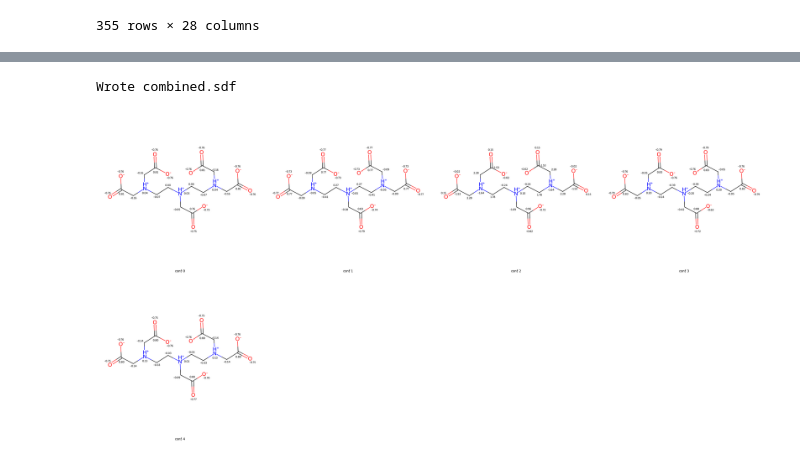
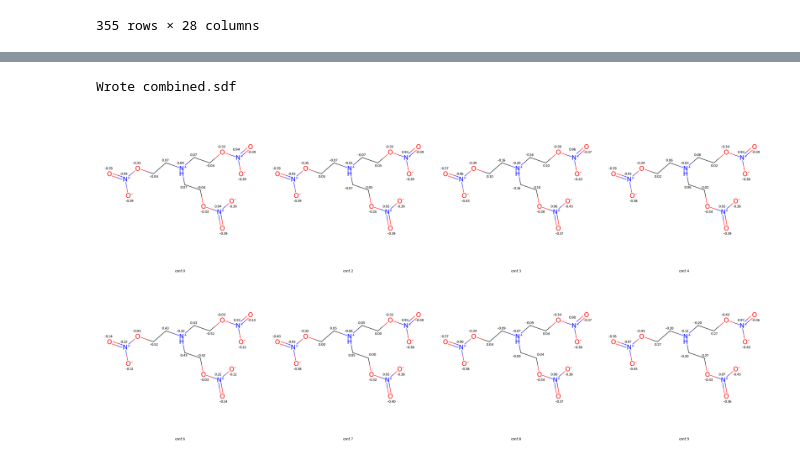
Before and after one commit to bismuthadams1/charge_paper, a Jupyter notebook: conformer_test/explore_parquet.ipynb, the cells around one changed output, grey strips where cells are left out. Cells and saved outputs as stored; diff of their text form; code cells hidden in the pictures.

Commit message:
updated figure based on Failure

```diff
--- a/conformer_test/explore_parquet.ipynb
+++ b/conformer_test/explore_parquet.ipynb
@@ -56,2 +110,2 @@ df
 # %%
-df.columns
+df = filtered_df
@@ -500,14 +355,8 @@ from rdkit import Chem
 from rdkit.Chem import AllChem, Draw, rdmolfiles
 from rdkit.Geometry import Point3D
 
-# -----------------------------------------------------------------------------
-# Settings
-# -----------------------------------------------------------------------------
-separate_sdf = False    # True → one file per conformer, False → single combined.sdf
+separate_sdf = False
 
-# -----------------------------------------------------------------------------
-# 1. Find the top-variation SMILES
-# -----------------------------------------------------------------------------
 def mean_atom_std(lists_of_charges):
     mat = np.vstack(lists_of_charges)
     return mat.std(axis=0, ddof=1).mean()
@@ -517,9 +366,8 @@ variation = (
       .agg(lambda L: mean_atom_std(L))
       .reset_index(name='mean_atom_std')
 )
-top_smiles = variation.nlargest(1, 'mean_atom_std')['smiles'].iloc[0]
+top_smiles = variation.nlargest(50, 'mean_atom_std')['smiles'].iloc[0]
 
-# 2. Collect its conformers
 subdf = (
     df[df['smiles'] == top_smiles]
     .sort_values('conformer_no')
@@ -527,16 +375,12 @@ subdf = (
 )
 n_confs = subdf.shape[0]
 
-# 3. Prepare SDF writer if combined
 if not separate_sdf:
     combined_writer = rdmolfiles.SDWriter("combined.sdf")
 
-# 4. Loop, embed coords, label, write, and collect for drawing
 mols_for_drawing = []
 for row in subdf.itertuples(index=False):
-    # a) parse mapped SMILES
     mol = Chem.MolFromSmiles(row.molecule)
-    # b) clear old conformer and build new one from flat geometry
     mol.RemoveAllConformers()
     flat = np.array(row.geometry, dtype=float)
     coords = flat.reshape(-1, 3)
@@ -549,7 +393,6 @@ for row in subdf.itertuples(index=False):
         conf.SetAtomPosition(atom.GetIdx(), Point3D(x, y, z))
     mol.AddConformer(conf, assignId=True)
 
-    # c) label each atom
     for atom in mol.GetAtoms():
         m = atom.GetAtomMapNum()
         atom.SetAtomMapNum(0)  # clear map so it won’t render
@@ -560,38 +403,37 @@ for row in subdf.itertuples(index=False):
         else:
             atom.SetProp("atomNote", "")
 
-    # d) write SDF
     if separate_sdf:
         fname = f"{top_smiles}_conf{row.conformer_no}.sdf"
         w = rdmolfiles.SDWriter(fname)
         w.write(mol)
         w.close()
         print(f"Wrote {fname}")
     else:
         combined_writer.write(mol)
 
     # e) prepare 2D‐flattened copy for grid drawing
     mol2d = Chem.Mol(mol)               # deep copy, keeps atomNote props
     AllChem.Compute2DCoords(mol2d)
     mols_for_drawing.append(mol2d)
 
 # 5. finalize SDF writer
 if not separate_sdf:
     combined_writer.close()
     print("Wrote combined.sdf")
 
 # 6. display grid of all conformers
 img = Draw.MolsToGridImage(
     mols_for_drawing,
     molsPerRow=min(n_confs, 4),
     subImgSize=(800,800),
     useSVG=False,
     legends=[f"conf {r.conformer_no}" for r in subdf.itertuples(index=False)]
 )
 img
 # %% [output]
 Wrote combined.sdf
-[figure, old version]
+[figure, new version]
 # %%
 subdf
 # %% [output]
```
Also changed, not shown: parts of 14 cells of this notebook, 1 other file.
